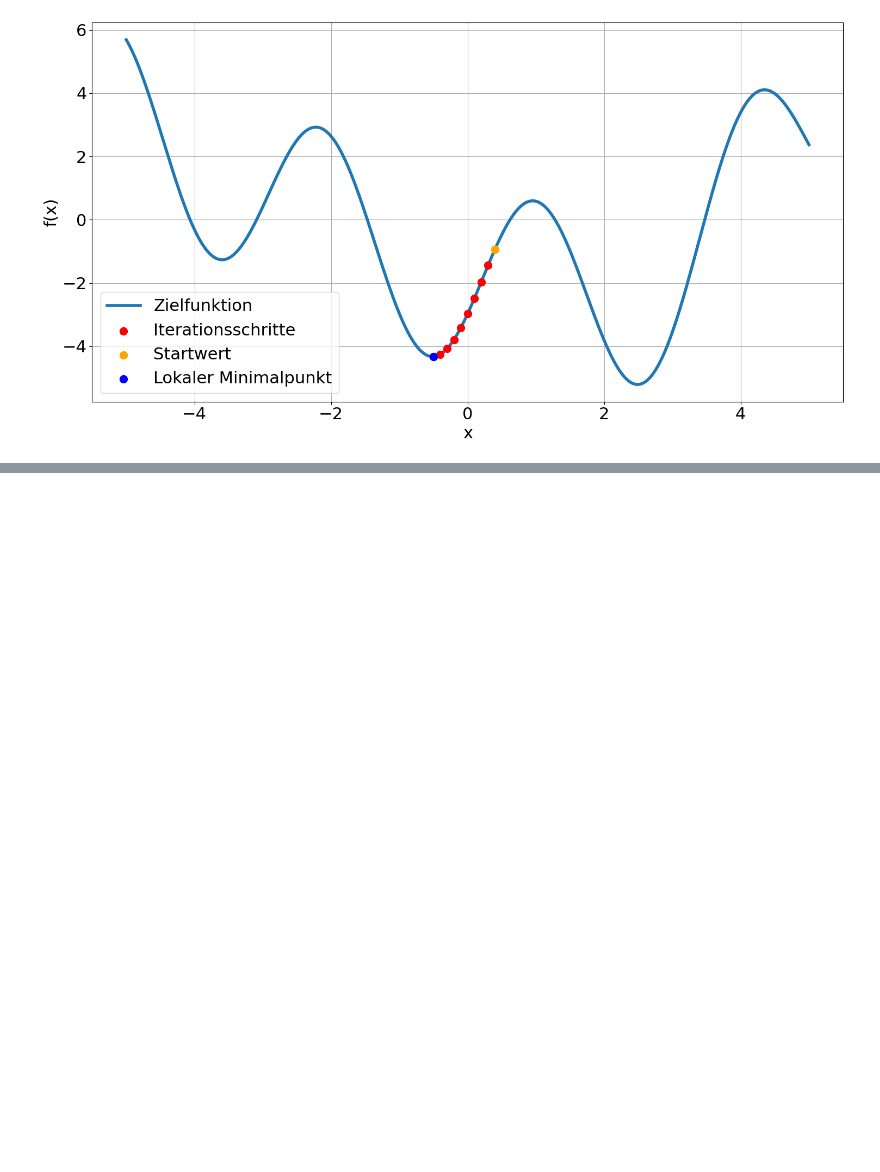
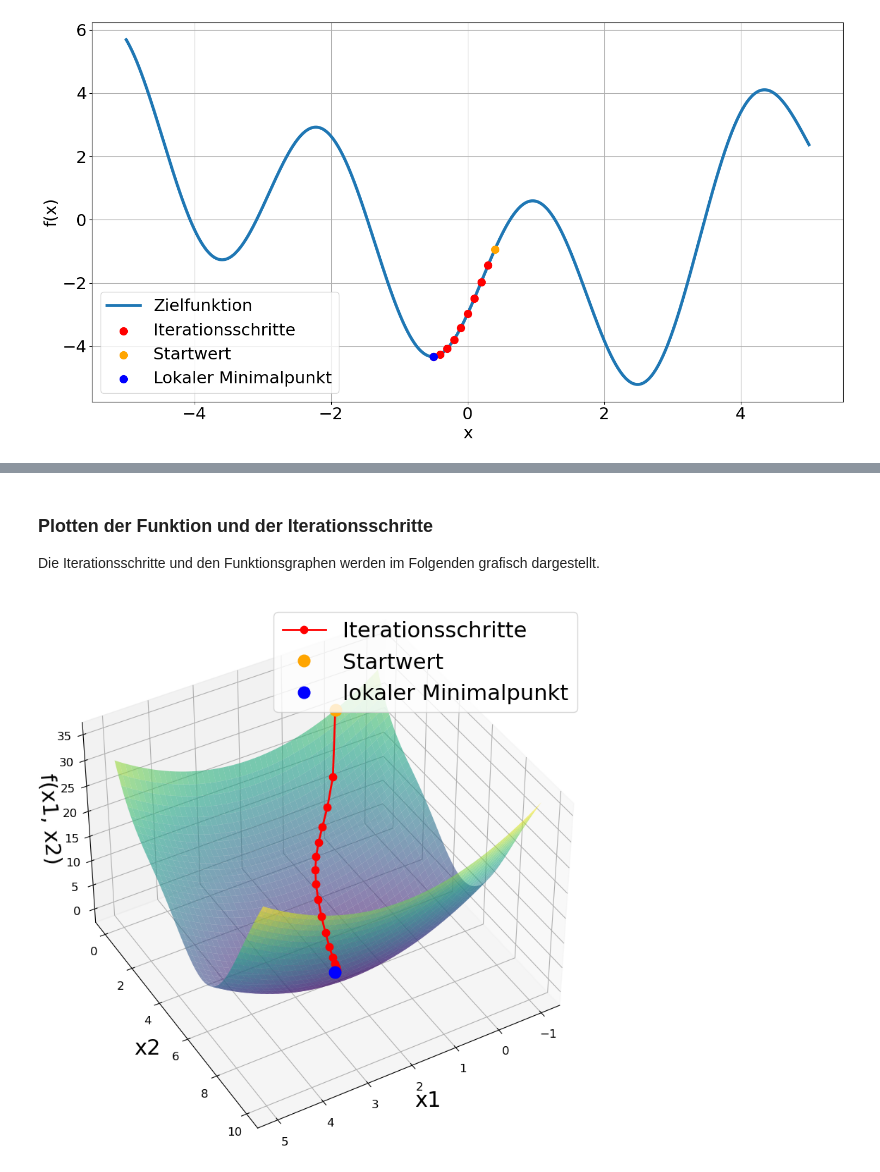
Before and after one commit to Schoenbrodt/KI-Bildung-im-MU, a Jupyter notebook: numerische_Optimierungsverfahren.ipynb, the cells around one changed output, grey strips where cells are left out. Cells and saved outputs as stored; diff of their text form; code cells hidden in the pictures; blank space fills up the shorter version.

```diff
--- a/numerische_Optimierungsverfahren.ipynb
+++ b/numerische_Optimierungsverfahren.ipynb
@@ -259,0 +267,41 @@ plt.show()
+# %% [markdown]
+### Plotten der Funktion und der Iterationsschritte
+Die Iterationsschritte und den Funktionsgraphen werden im Folgenden grafisch dargestellt.
+# %%
+# Iterationsschritte Plotten
+x = np.linspace(-1, 5, 400)
+y = np.linspace(0, 10, 400)
+X, Y = np.meshgrid(x, y)
+Z = f_zweidim([X, Y])
+
+# Plot der Funktion
+fig = plt.figure(figsize=(12, 10))
+ax = fig.add_subplot(111, projection='3d')
+ax.plot_surface(X, Y, Z, cmap='viridis', alpha=0.6)
+
+# Iterationspunkte
+ax.plot(iterations[:, 0], iterations[:, 1], f_zweidim(iterations.T), '.-', markersize = 15, linewidth = 2, label='Iterationsschritte',  color='red', zorder=3)
+
+# Markiere den Startpunkt und den Endpunkt
+ax.plot(start_values[0], start_values[1], f_zweidim(start_values), 'o', markersize=12, label='Startwert', color='orange',  zorder=3)
+ax.plot(optimal_x[0], optimal_x[1], f_zweidim(optimal_x), 'o', markersize=12, label='lokaler Minimalpunkt', color='blue',zorder=3)
+
+# Achsenbeschriftungen
+ax.set_xlabel('x1', fontsize = 22)
+ax.set_ylabel('x2', fontsize = 22)
+
+ax.set_zlabel('f(x1, x2)', fontsize = 22)
+ax.view_init(elev=40, azim=60)
+
+# Skalenwerte auf Achsen vergrößern
+plt.xticks(fontsize=12)
+plt.yticks(fontsize=12)
+ax.zaxis.set_tick_params(labelsize=12)
+
+# Ändere die Position und Schriftgröße der Legende
+plt.legend(loc='upper right', prop={'size': 22})
+
+plt.savefig('3d_gradientenverfahren.png', dpi=300, bbox_inches='tight')
+plt.show()
+# %% [output]
+[figure, added]
```
Also changed, not shown: parts of 13 cells of this notebook, 3 other files.
